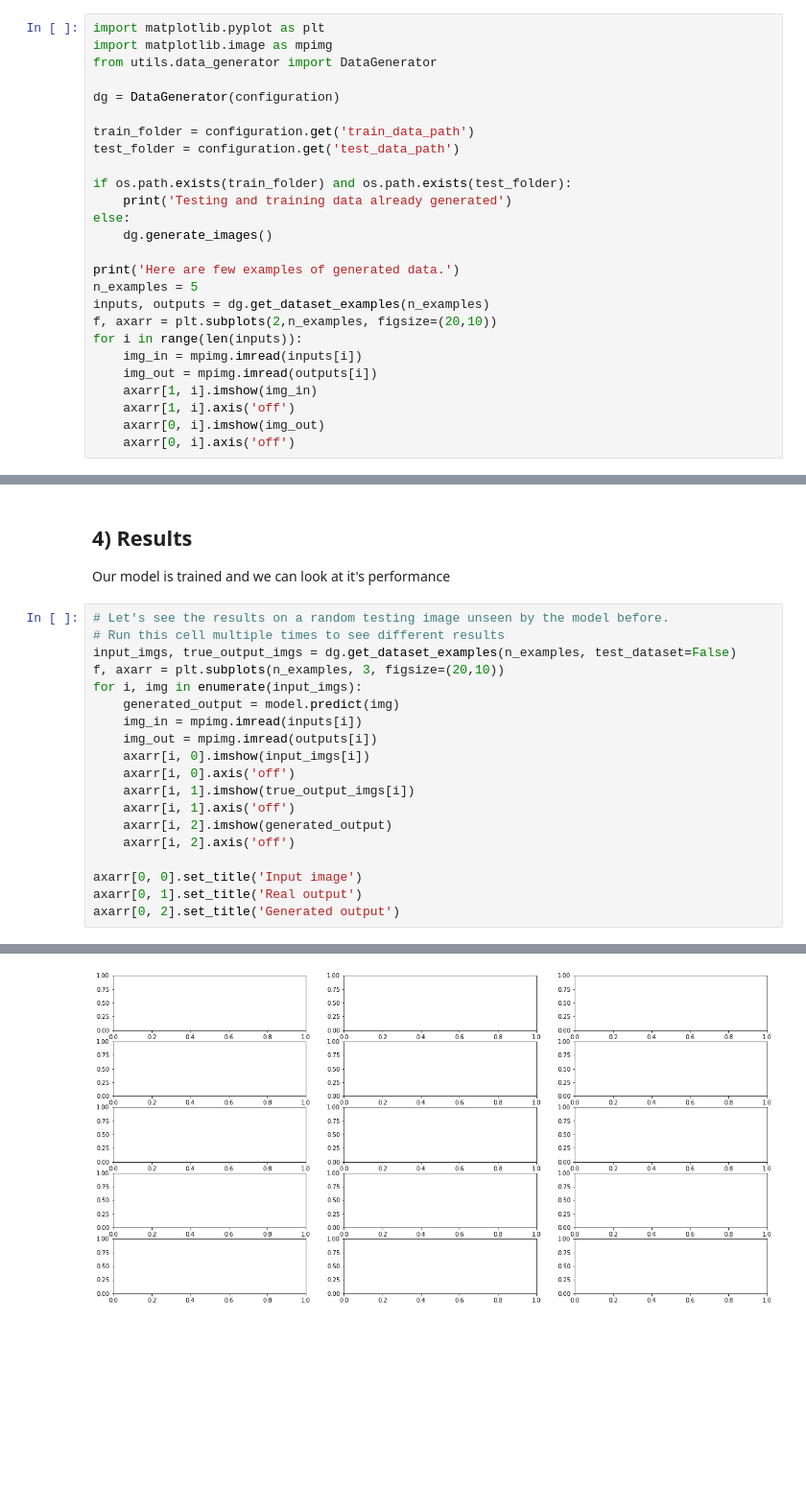
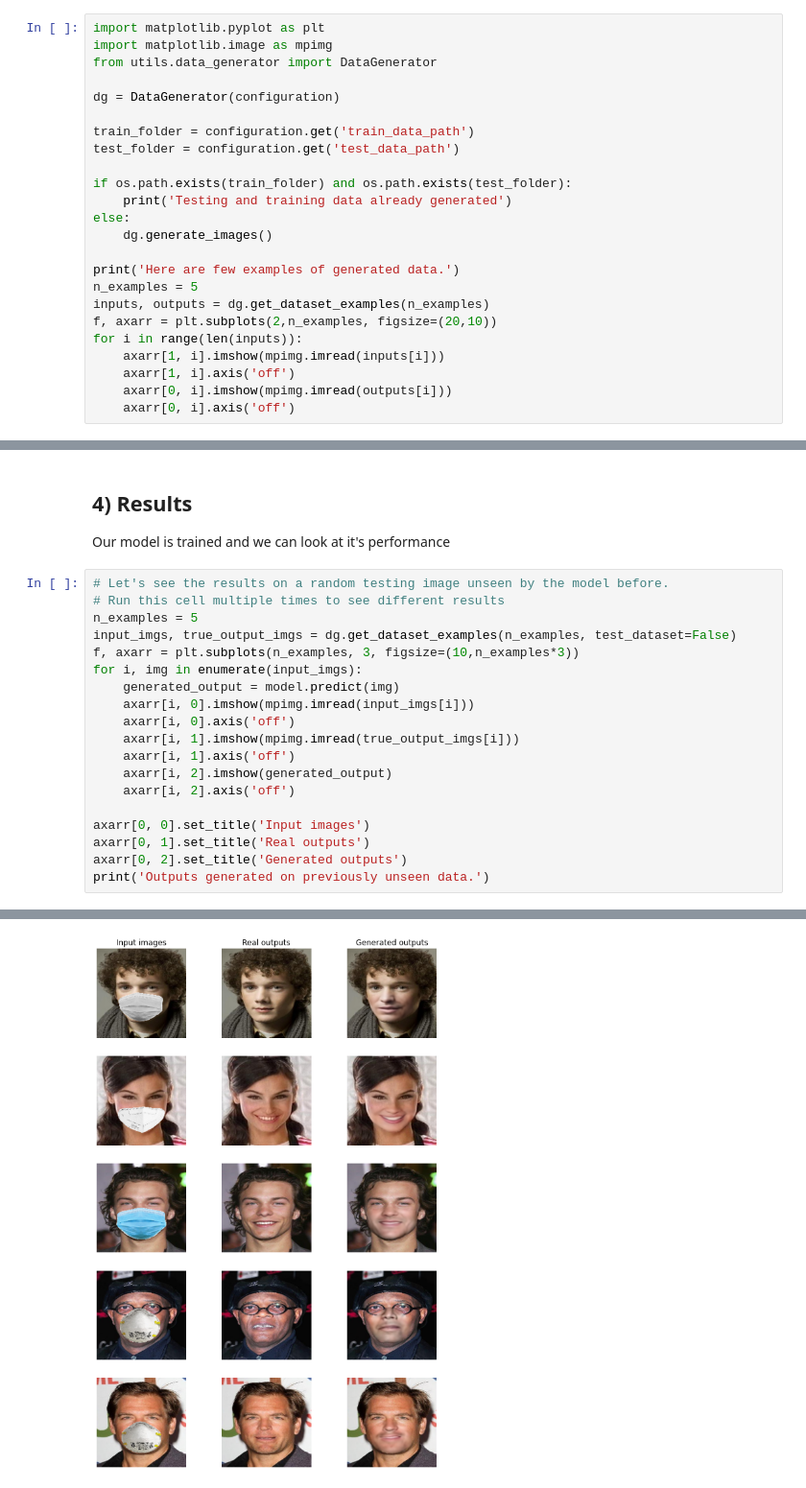
Before and after one commit to strvcom/strv-ml-mask2face, a Jupyter notebook: mask2face.ipynb, the cells around one changed output, grey strips where cells are left out. Shown at 96% size. Drawn from its saved outputs; the diff is of its cells as text; blank space fills up the shorter version.

```diff
--- a/mask2face.ipynb
+++ b/mask2face.ipynb
@@ -52,11 +63,9 @@ n_examples = 5
 inputs, outputs = dg.get_dataset_examples(n_examples)
 f, axarr = plt.subplots(2,n_examples, figsize=(20,10))
 for i in range(len(inputs)):
-    img_in = mpimg.imread(inputs[i])
-    img_out = mpimg.imread(outputs[i])
-    axarr[1, i].imshow(img_in)
+    axarr[1, i].imshow(mpimg.imread(inputs[i]))
     axarr[1, i].axis('off')
-    axarr[0, i].imshow(img_out)
+    axarr[0, i].imshow(mpimg.imread(outputs[i]))
     axarr[0, i].axis('off')
 # %% [output]
 Testing and training data already generated
@@ -92,20 +101,20 @@ Our model is trained and we can look at it's performance
 # %%
 # Let's see the results on a random testing image unseen by the model before.
 # Run this cell multiple times to see different results
+n_examples = 5
 input_imgs, true_output_imgs = dg.get_dataset_examples(n_examples, test_dataset=False)
-f, axarr = plt.subplots(n_examples, 3, figsize=(20,10))
+f, axarr = plt.subplots(n_examples, 3, figsize=(10,n_examples*3))
 for i, img in enumerate(input_imgs):
     generated_output = model.predict(img)
-    img_in = mpimg.imread(inputs[i])
-    img_out = mpimg.imread(outputs[i])
-    axarr[i, 0].imshow(input_imgs[i])
+    axarr[i, 0].imshow(mpimg.imread(input_imgs[i]))
     axarr[i, 0].axis('off')
-    axarr[i, 1].imshow(true_output_imgs[i])
+    axarr[i, 1].imshow(mpimg.imread(true_output_imgs[i]))
     axarr[i, 1].axis('off')
     axarr[i, 2].imshow(generated_output)
     axarr[i, 2].axis('off')
 
-axarr[0, 0].set_title('Input image')
-axarr[0, 1].set_title('Real output')
-axarr[0, 2].set_title('Generated output')
+axarr[0, 0].set_title('Input images')
+axarr[0, 1].set_title('Real outputs')
+axarr[0, 2].set_title('Generated outputs')
+print('Outputs generated on previously unseen data.')
 # %% [output]
@@ -116 +122 @@ Function call stack:
-[figure, old version]
+[figure, new version]
```
Also changed, not shown: parts of 5 cells of this notebook.
